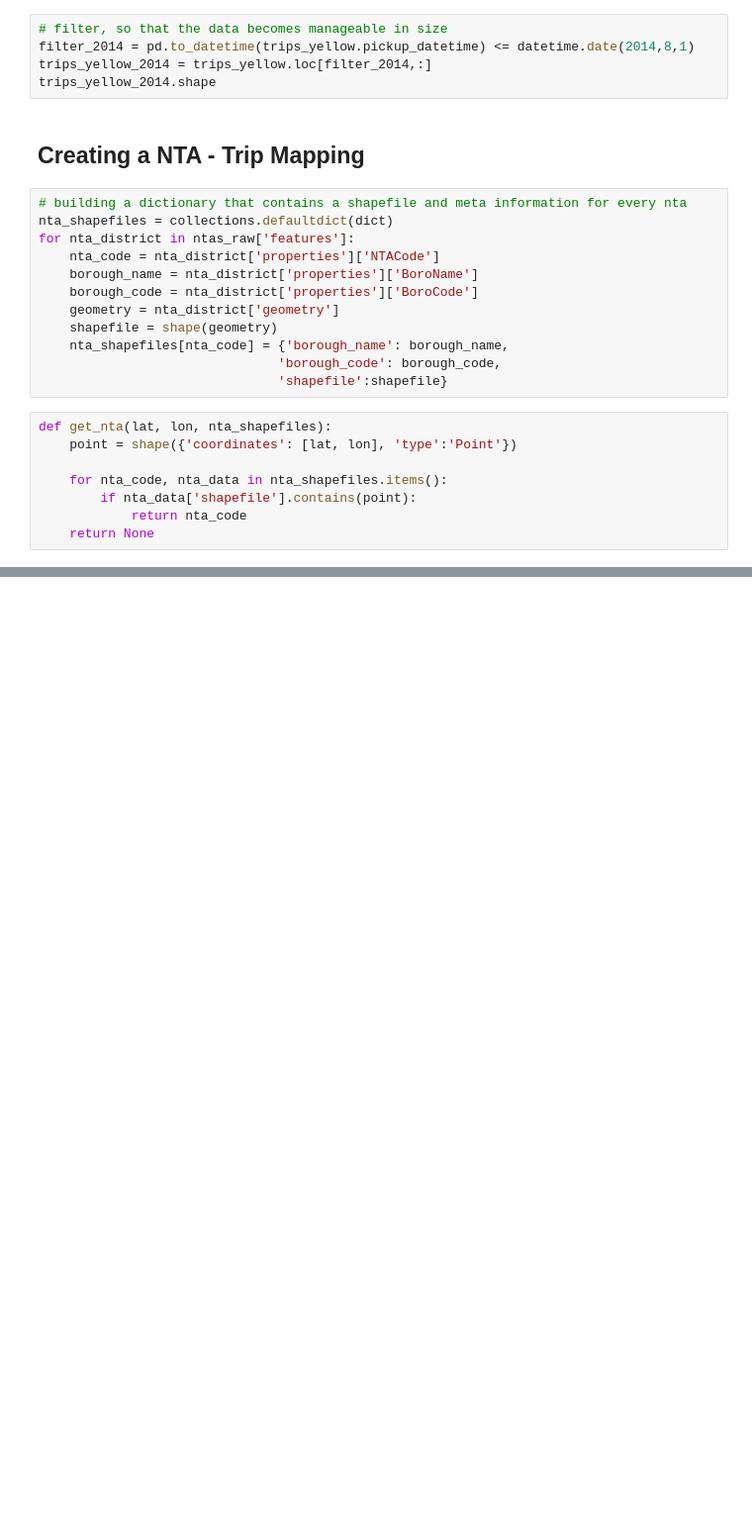
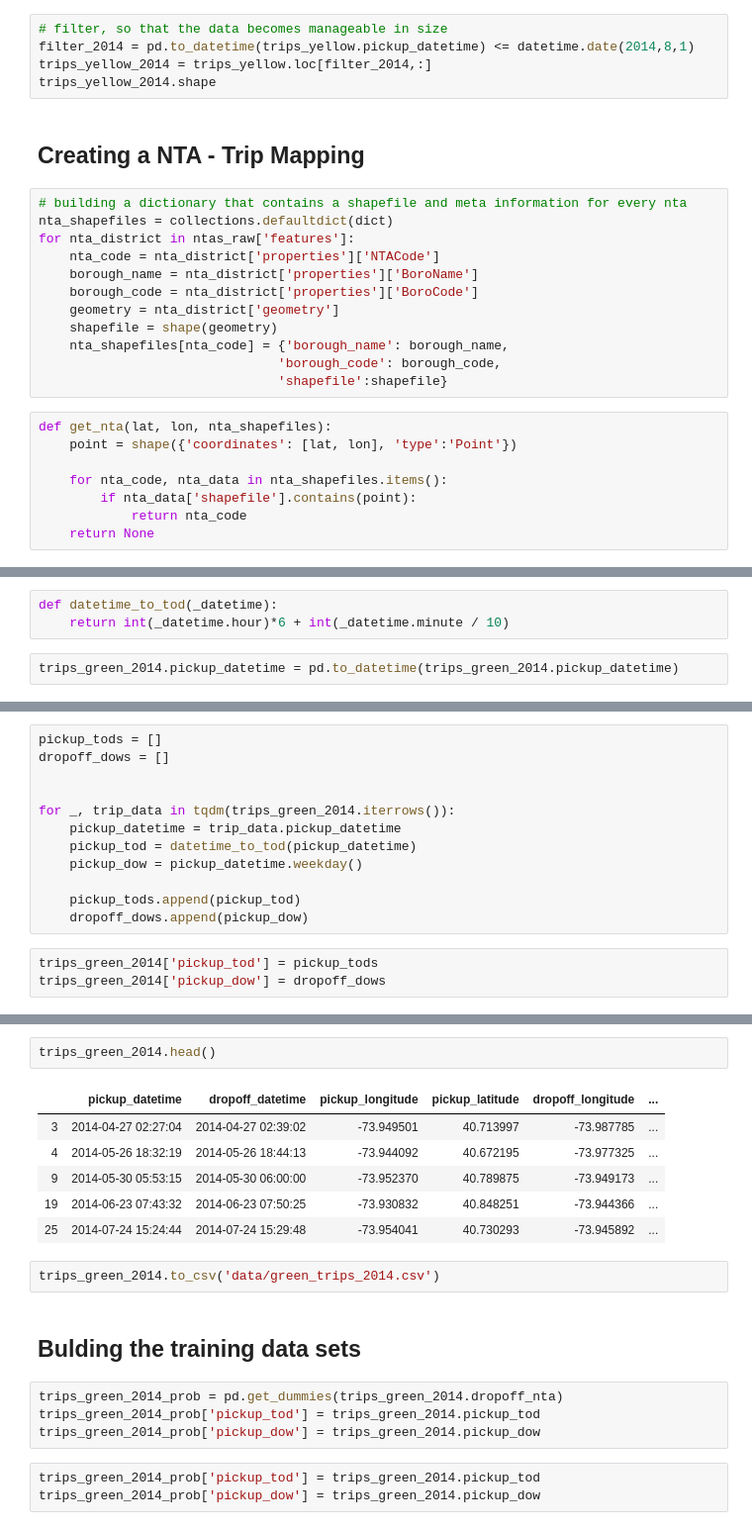
Before and after one commit to bummy93/datachallenge2019, a Jupyter notebook: taxiyield.ipynb, the cells around one changed output, grey strips where cells are left out. Shown at 99% size. Drawn from its saved outputs; the diff is of its cells as text; blank space fills up the shorter version.

```diff
--- a/taxiyield.ipynb
+++ b/taxiyield.ipynb
@@ -79,0 +99,5 @@ trips_green['dropoff_nta'] = dropoff_ntas
+# %%
+def datetime_to_tod(_datetime):
+    return int(_datetime.hour)*6 + int(_datetime.minute / 10)
+# %%
+trips_green_2014.pickup_datetime = pd.to_datetime(trips_green_2014.pickup_datetime)
@@ -79,0 +110,15 @@ trips_green['dropoff_nta'] = dropoff_ntas
+# %%
+pickup_tods = []
+dropoff_dows = []
+
+
+for _, trip_data in tqdm(trips_green_2014.iterrows()):
+    pickup_datetime = trip_data.pickup_datetime
+    pickup_tod = datetime_to_tod(pickup_datetime)
+    pickup_dow = pickup_datetime.weekday()
+
+    pickup_tods.append(pickup_tod)
+    dropoff_dows.append(pickup_dow)
+# %%
+trips_green_2014['pickup_tod'] = pickup_tods
+trips_green_2014['pickup_dow'] = dropoff_dows
@@ -79,0 +135,20 @@ trips_green['dropoff_nta'] = dropoff_ntas
+# %%
+trips_green_2014.head()
+# %% [output]
+|  | pickup_datetime | dropoff_datetime | pickup_longitude | pickup_latitude | dropoff_longitude | ... |
+| 3 | 2014-04-27 02:27:04 | 2014-04-27 02:39:02 | -73.949501 | 40.713997 | -73.987785 | ... |
+| 4 | 2014-05-26 18:32:19 | 2014-05-26 18:44:13 | -73.944092 | 40.672195 | -73.977325 | ... |
+| 9 | 2014-05-30 05:53:15 | 2014-05-30 06:00:00 | -73.952370 | 40.789875 | -73.949173 | ... |
+| 19 | 2014-06-23 07:43:32 | 2014-06-23 07:50:25 | -73.930832 | 40.848251 | -73.944366 | ... |
+| 25 | 2014-07-24 15:24:44 | 2014-07-24 15:29:48 | -73.954041 | 40.730293 | -73.945892 | ... |
+# %%
+trips_green_2014.to_csv('data/green_trips_2014.csv')
+# %% [markdown]
+## Bulding the training data sets
+# %%
+trips_green_2014_prob = pd.get_dummies(trips_green_2014.dropoff_nta)
+trips_green_2014_prob['pickup_tod'] = trips_green_2014.pickup_tod
+trips_green_2014_prob['pickup_dow'] = trips_green_2014.pickup_dow
+# %%
+trips_green_2014_prob['pickup_tod'] = trips_green_2014.pickup_tod
+trips_green_2014_prob['pickup_dow'] = trips_green_2014.pickup_dow
```
Also changed, not shown: parts of 7 cells of this notebook.
